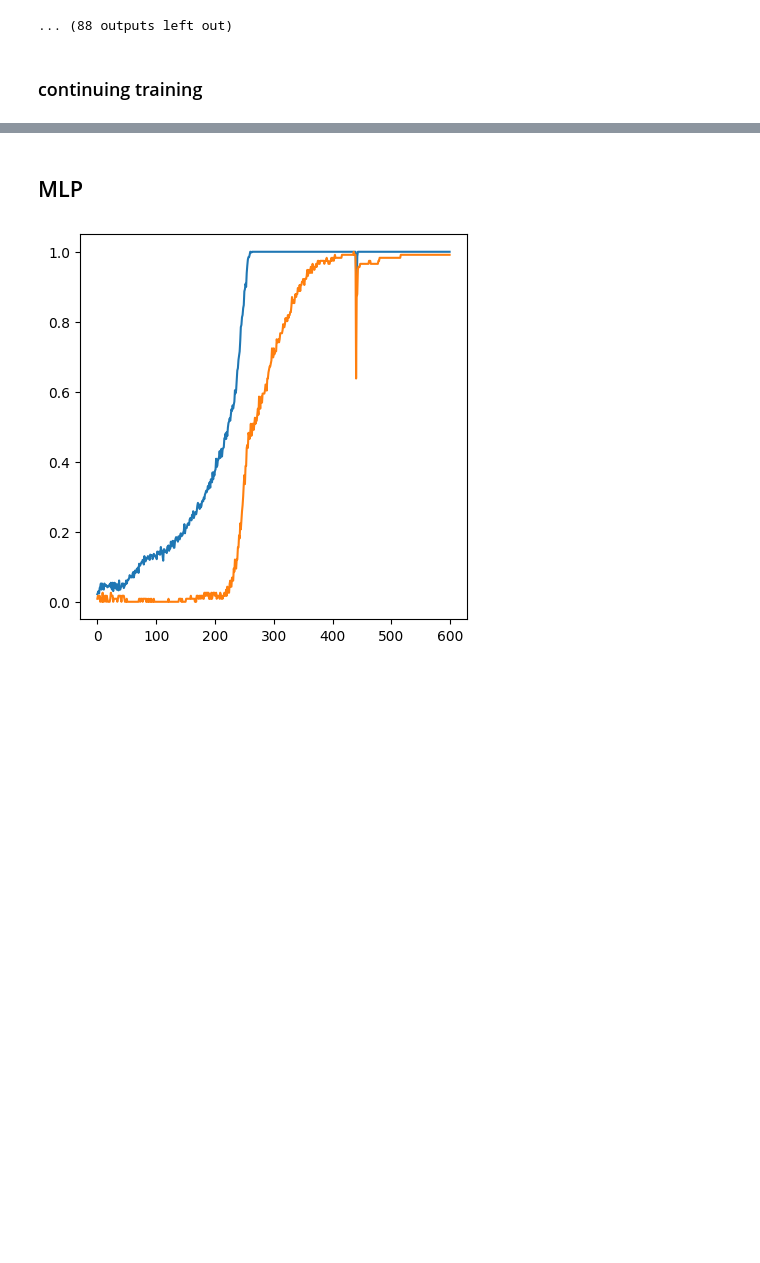
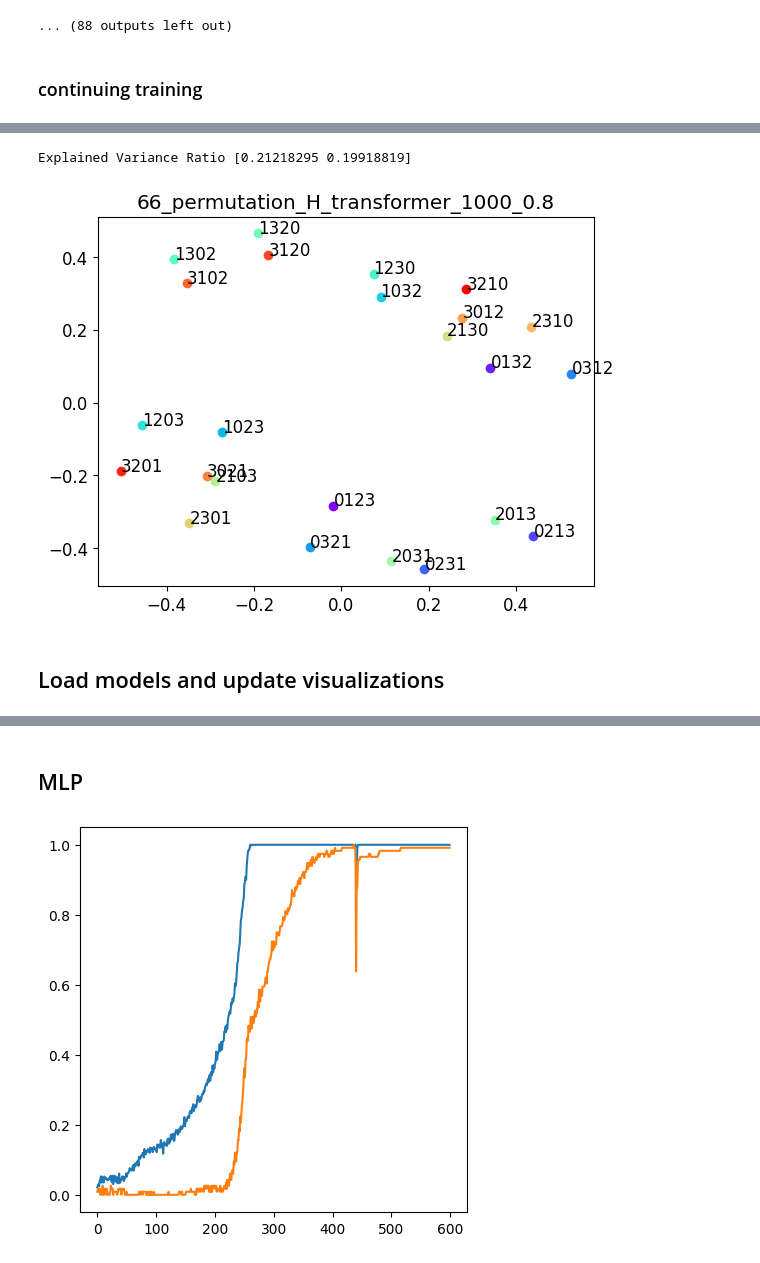
Before and after one commit to maxwellmg/grow-crystals-distance-experiments, a Jupyter notebook: notebooks/permutation_group.ipynb, the cells around one changed output, grey strips where cells are left out. Cells and saved outputs as stored; diff of their text form; code cells hidden in the pictures; blank space fills up the shorter version.

```diff
--- a/notebooks/permutation_group.ipynb
+++ b/notebooks/permutation_group.ipynb
@@ -48,9 +51,9 @@ Epoch 600/7000, Train Loss: 2.4045, Train Acc: 0.3478, Test Loss: 3.5392, Test A
 ### continuing training
 # %%
 model = ret_dic['model']
+dataset = ret_dic['dataset']
 # %%
-dataset = permutation_group_dataset(p=4, num=data_size, seed=seed, device='cpu')
-
+# greater weight decay to encourage better generalizaiton
 batch_size = 32
 train_dataset = ToyDataset(dataset['train_data_id'], dataset['train_label'])
 test_dataset = ToyDataset(dataset['test_data_id'], dataset['test_label'])
@@ -58,6 +61,6 @@ train_dataloader = torch.utils.data.DataLoader(train_dataset, batch_size=batch_s
 test_dataloader = torch.utils.data.DataLoader(test_dataset, batch_size=batch_size, shuffle=False)
 
 ret_dic = {}
-ret_dic["results"] = model.train(param_dict={'num_epochs': 7000, 'learning_rate': 0.002, 'train_dataloader': train_dataloader, 'test_dataloader': test_dataloader, 'device': device})
+ret_dic["results"] = model.train(param_dict={'num_epochs': 3000, 'learning_rate': 0.001, 'train_dataloader': train_dataloader, 'test_dataloader': test_dataloader, 'device': 'cpu', 'weight_decay':0.05})
 ret_dic["model"] = model
 ret_dic["dataset"] = dataset
@@ -64,2 +81,7 @@ ret_dic["dataset"] = dataset
 # %%
 torch.save(model.state_dict(), f"../results/{seed}_{data_id}_{model_id}_{data_size}_{train_ratio}.pt")
+# %%
+perms = list(itertools.permutations(range(4)))
+perm_dict = dict(enumerate(perms))
+perm_vals = ["".join(np.array(perm_dict[i]).astype(str)) for i in range(len(perm_dict))]
+new_perm_dict = dict(zip(perm_dict.keys(), perm_vals))
@@ -65,0 +129,7 @@ torch.save(model.state_dict(), f"../results/{seed}_{data_id}_{model_id}_{data_si
+# %%
+visualize_embedding(model.embedding.weight.cpu(), title=f"{seed}_{data_id}_{model_id}_{data_size}_{train_ratio}", save_path=f"../results/emb_{seed}_{data_id}_{model_id}_{data_size}_{train_ratio}.png", dict_level = new_perm_dict, color_dict=False)
+# %% [output]
+Explained Variance Ratio [0.21218295 0.19918819]
+[figure, added]
+# %% [markdown]
+## Load models and update visualizations
```
Also changed, not shown: parts of 15 cells of this notebook, 11 other files.
